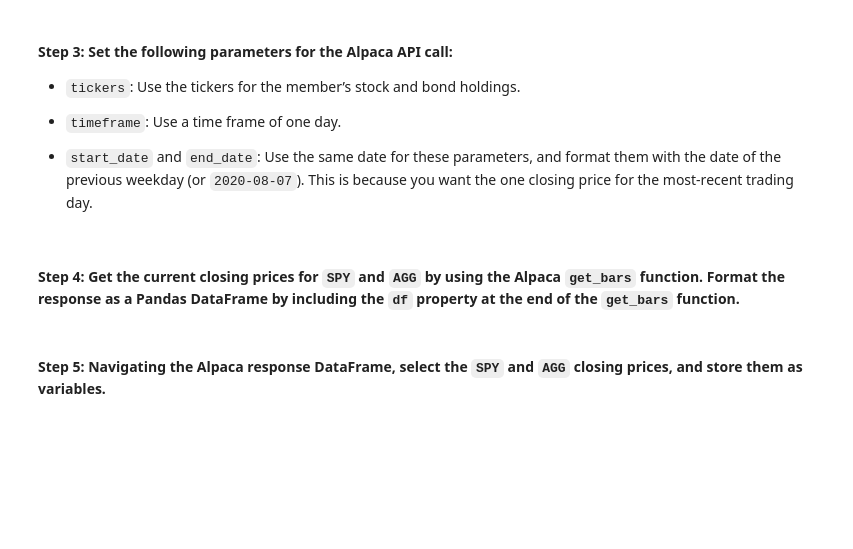
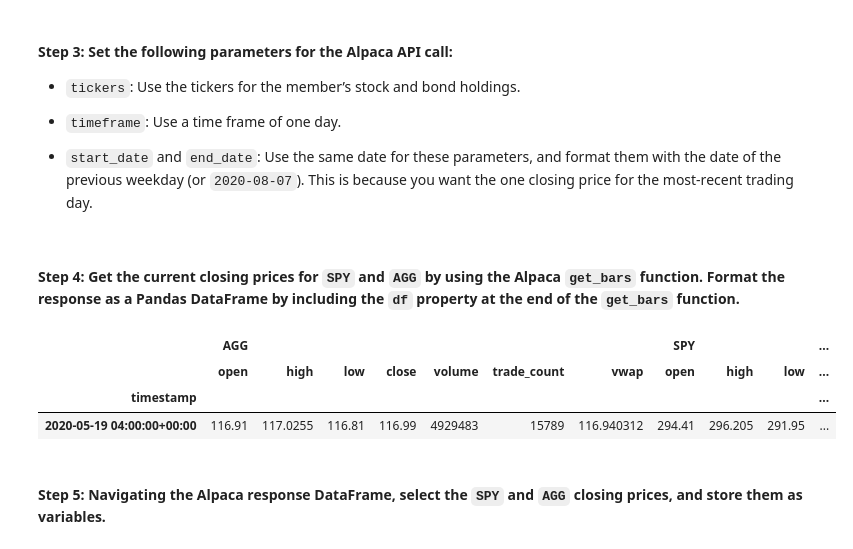
Before and after one commit to diegoalcocer/financial-planner, a Jupyter notebook: financial_planning_tools.ipynb, the cells around one changed output. Drawn from its saved outputs; the diff is of its cells as text; code cells hidden in the pictures; blank space fills up the shorter version.

```diff
--- a/financial_planning_tools.ipynb
+++ b/financial_planning_tools.ipynb
@@ -202,33 +202,39 @@ alpaca = tradeapi.REST(alpaca_api_key,alpaca_api_secret,api_version='v2')
 - `start_date` and `end_date`: Use the same date for these parameters, and format them with the date of the previous weekday (or `2020-08-07`). This is because you want the one closing price for the most-recent trading day.
 # %%
 # Set the tickers for both the bond and stock portion of the portfolio
-# YOUR CODE HERE
+tickers=["SPY","AGG"]
 
 # Set timeframe to 1Day
-# YOUR CODE HERE
+timeframe = '1Day'
 
 # Format current date as ISO format
 # Set both the start and end date at the date of your prior weekday
 # This will give you the closing price of the previous trading day
 # Alternatively you can use a start and end date of 2020-08-07
-# YOUR CODE HERE
-# YOUR CODE HERE
+start_date = pd.Timestamp('2020-05-19',tz='America/New_York').isoformat()
+end_date = pd.Timestamp('2020-05-19',tz='America/New_York').isoformat()
 # %% [markdown]
 #### Step 4: Get the current closing prices for `SPY` and `AGG` by using the Alpaca `get_bars` function. Format the response as a Pandas DataFrame by including the `df` property at the end of the `get_bars` function.
 # %%
 # Use the Alpaca get_bars function to get current closing prices the portfolio
 # Be sure to set the `df` property after the function to format the response object as a DataFrame
-# YOUR CODE HERE
+df_portfolio = alpaca.get_bars(tickers, timeframe, start=start_date, end=end_date).df
 
 # Reorganize the DataFrame
 # Separate ticker data
-# YOUR CODE HERE
+SPY = df_portfolio[df_portfolio['symbol']=='SPY'].drop('symbol',axis=1)
+AGG = df_portfolio[df_portfolio['symbol']=='AGG'].drop('symbol',axis=1)
 
 # Concatenate the ticker DataFrames
-# YOUR CODE HERE
+df_portfolio = pd.concat([AGG,SPY],axis=1,keys=['AGG','SPY'])
 
 # Review the first 5 rows of the Alpaca DataFrame
-# YOUR CODE HERE
+df_portfolio
+# %% [output]
+|  | AGG |  |  |  |  |  |  | SPY |  |  | ... |
+|  | open | high | low | close | volume | trade_count | vwap | open | high | low | ... |
+| timestamp |  |  |  |  |  |  |  |  |  |  | ... |
+| 2020-05-19 04:00:00+00:00 | 116.91 | 117.0255 | 116.81 | 116.99 | 4929483 | 15789 | 116.940312 | 294.41 | 296.205 | 291.95 | ... |
 # %% [markdown]
 #### Step 5: Navigating the Alpaca response DataFrame, select the `SPY` and `AGG` closing prices, and store them as variables.
 # %%
```
Also changed, not shown: parts of 9 cells of this notebook.
